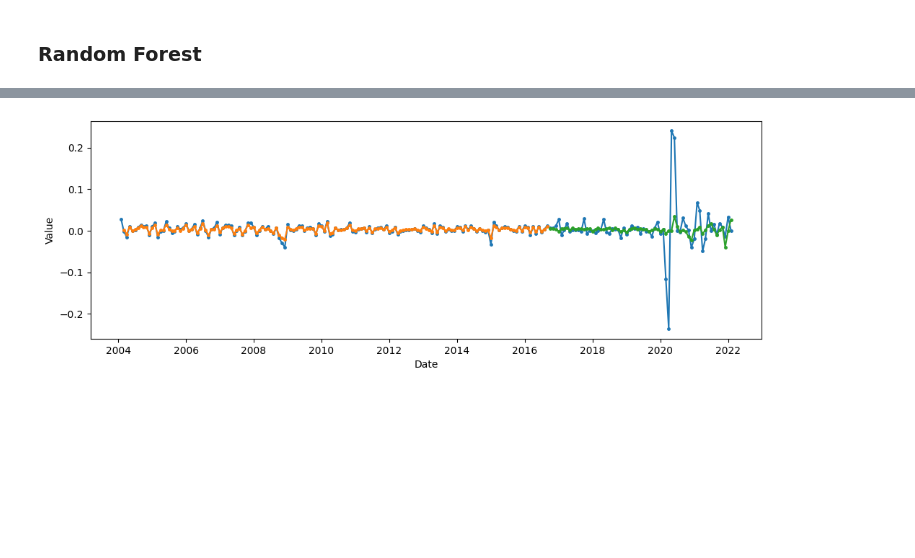
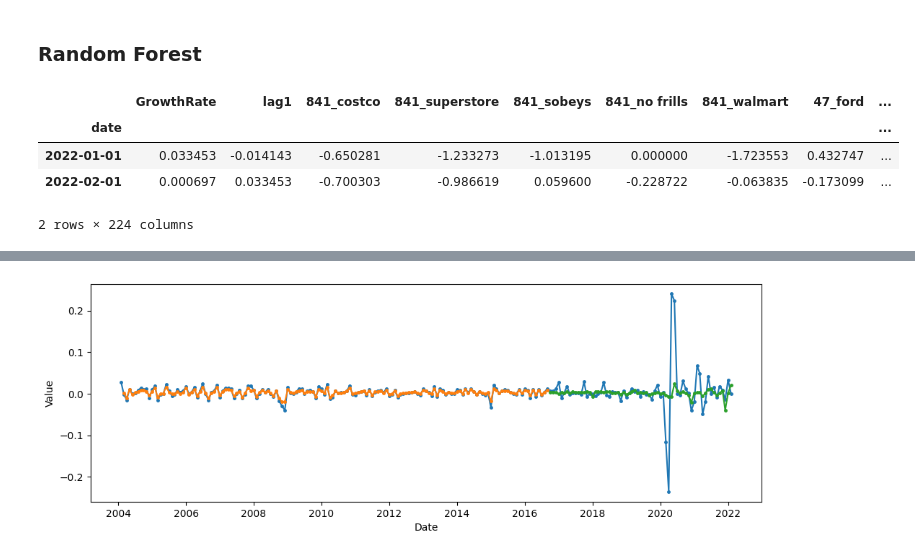
Before and after one commit to ubco-mds-2021-labs/capstone-project-googletrends_capstone, a Jupyter notebook: src/notebooks/RetailSales_updated.ipynb, the cells around one changed output, grey strips where cells are left out. Cells and saved outputs as stored; diff of their text form; code cells hidden in the pictures; blank space fills up the shorter version.

```diff
--- a/src/notebooks/RetailSales_updated.ipynb
+++ b/src/notebooks/RetailSales_updated.ipynb
@@ -1215,3 +1273,11 @@ train_rf, test_rf, _ = ts_train_test_split(rf_response_var, rf_predictors, test_
+# %%
+test_rf.tail(2)
+# %% [output]
+|  | GrowthRate | lag1 | 841_costco | 841_superstore | 841_sobeys | 841_no frills | 841_walmart | 47_ford | ... |
+| date |  |  |  |  |  |  |  |  | ... |
+| 2022-01-01 | 0.033453 | -0.014143 | -0.650281 | -1.233273 | -1.013195 | 0.000000 | -1.723553 | 0.432747 | ... |
+| 2022-02-01 | 0.000697 | 0.033453 | -0.700303 | -0.986619 | 0.059600 | -0.228722 | -0.063835 | -0.173099 | ... |
+2 rows × 224 columns
 # %%
 #Fitting RF model
 rfmodel = randomForest_modelfit(train_rf, response_var='GrowthRate', n_trees=100)
```
Also changed, not shown: parts of 13 cells of this notebook, 3 other files.
